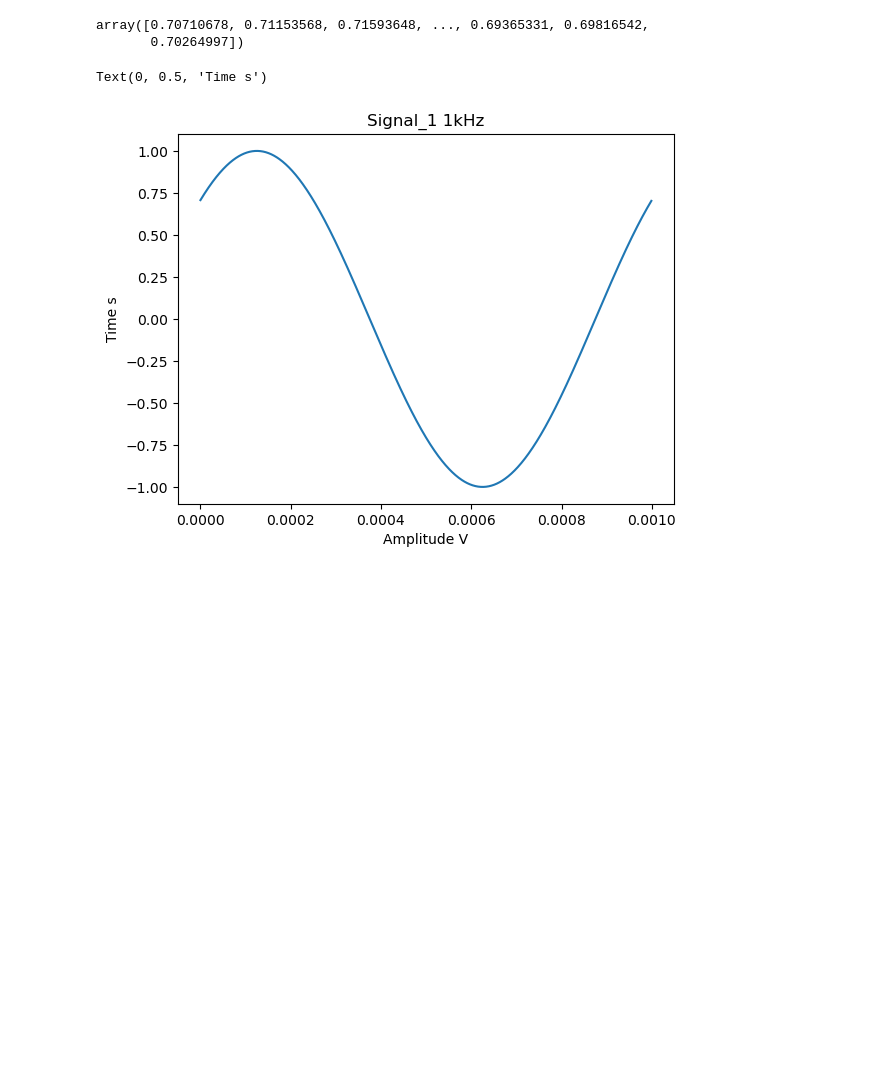
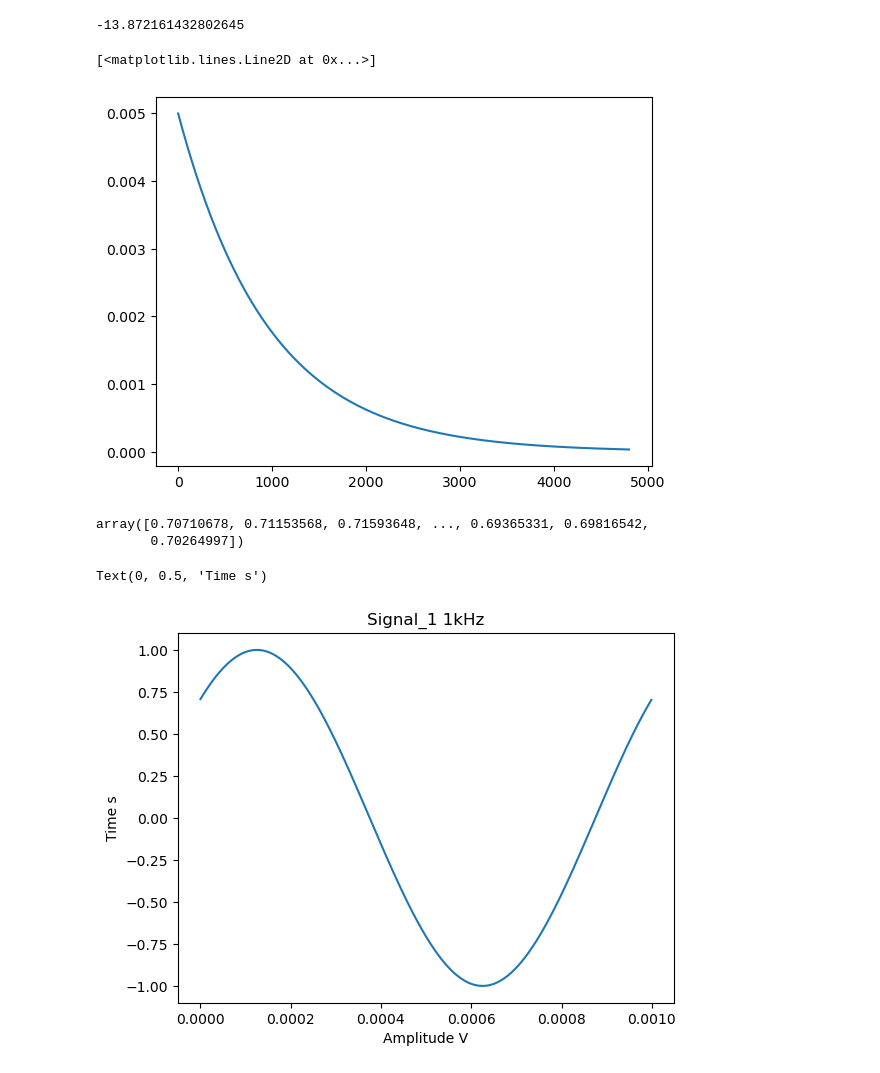
Before and after one commit to yousefBens/SDR_PRPD, a Jupyter notebook: Learn.ipynb, the cells around one changed output. Drawn from its saved outputs; the diff is of its cells as text; code cells hidden in the pictures; blank space fills up the shorter version.

```diff
--- a/Learn.ipynb
+++ b/Learn.ipynb
@@ -7,6 +7,20 @@ from scipy.signal import find_peaks
 from scipy.signal import butter, filtfilt,freqs
 
 import scipy.signal as signal
+# %%
+10 * np.log10(0.041)
+# %% [output]
+-13.872161432802645
+# %%
+rate = 32e6
+pulse_duration = 150e-6
+pulse_len = int(pulse_duration * rate)
+tp = np.arange(pulse_len) / rate
+tau = 30e-6
+plt.plot(0.005* np.exp(-tp / tau) * np.exp(1j * 2 * np.pi * tp))
+# %% [output]
+[<matplotlib.lines.Line2D at 0x...>]
+[figure, added]
 # %%
 fs = 1000000
 T = 1.0
```
Also changed, not shown: 4 other files.
